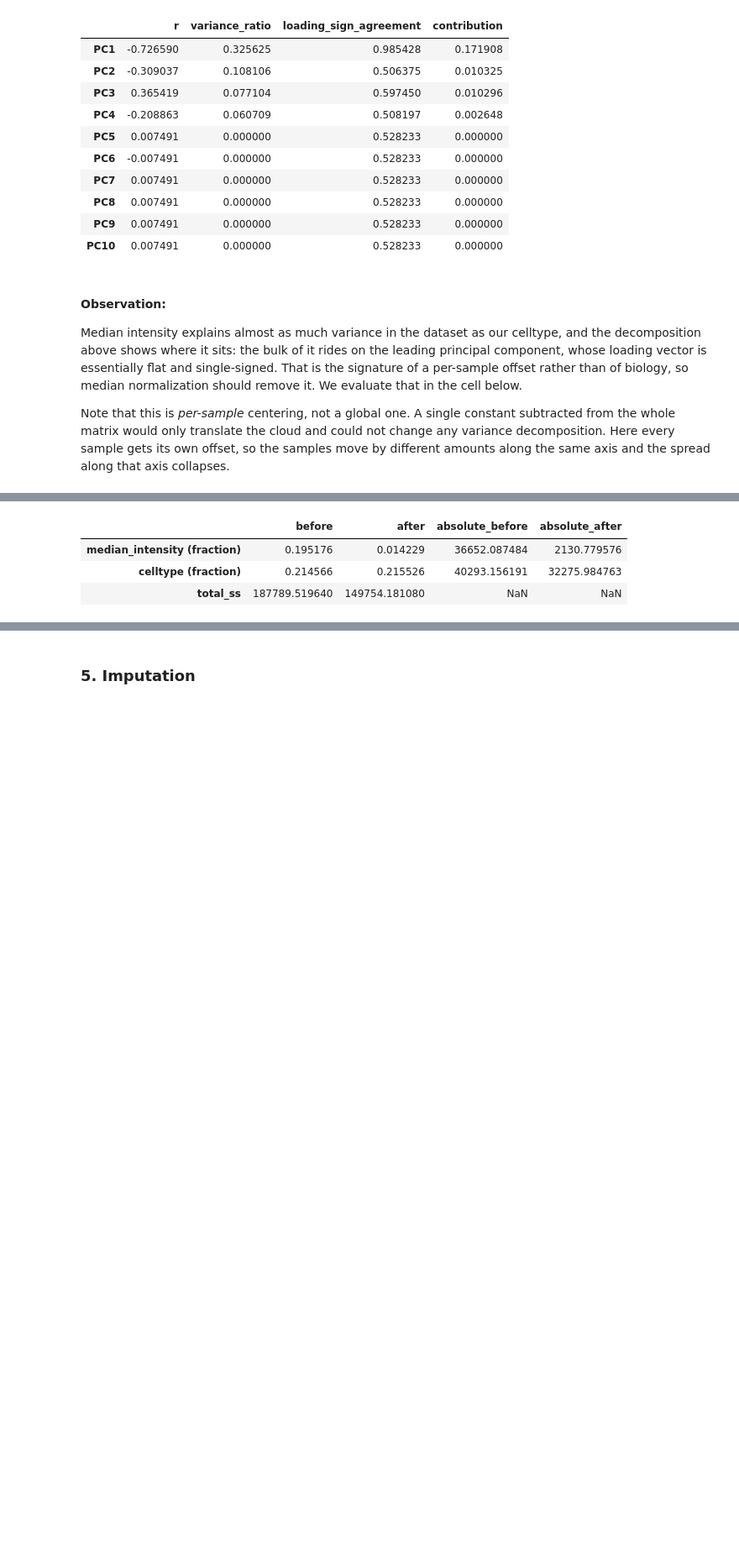
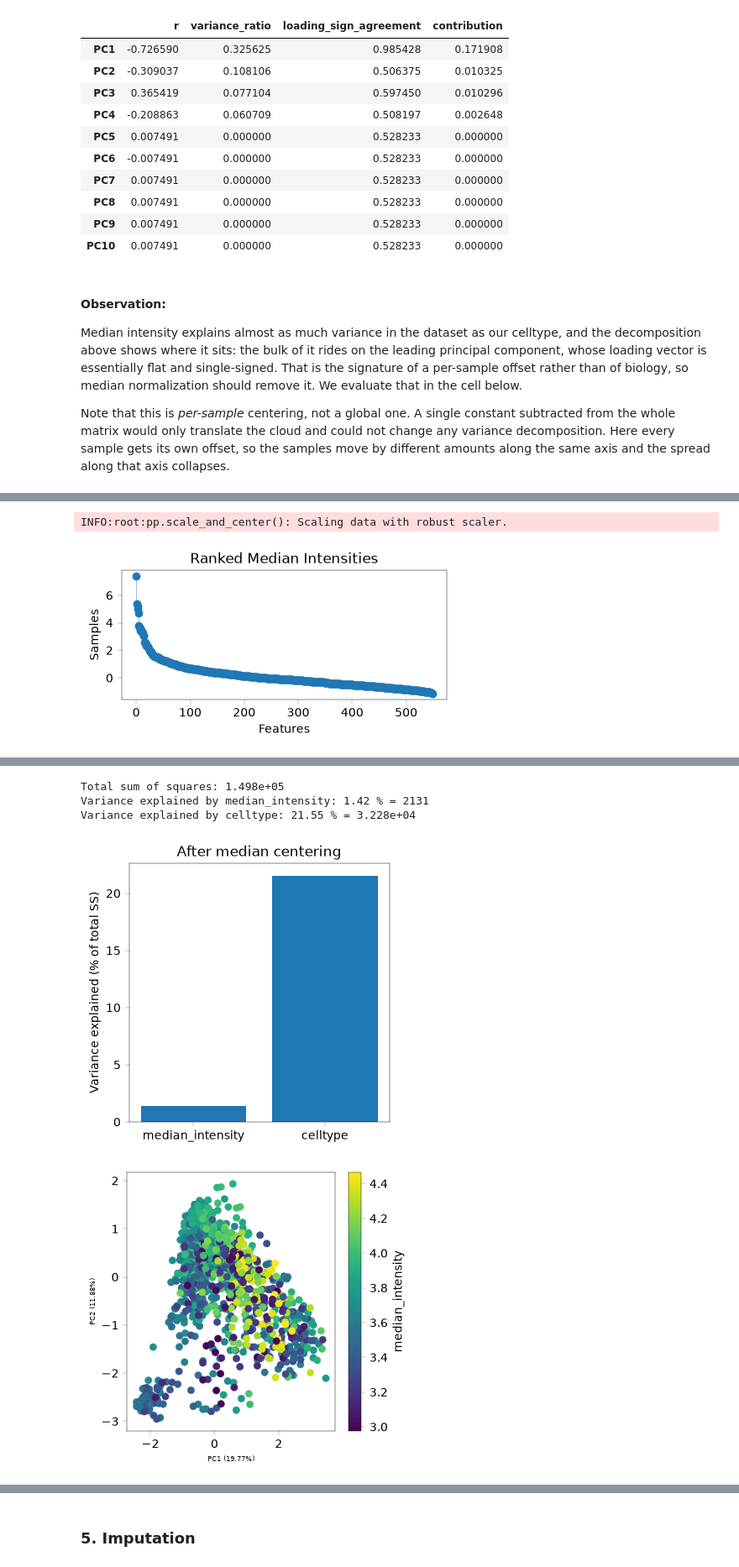
Before and after one commit to scverse/sc-proteomics2026, a Jupyter notebook: workstreams/ms-metrics/analysis_steps.ipynb, the cells around one changed output, grey strips where cells are left out. Shown at 84% size. Saved outputs shown, nothing was run; the diff lists cells and outputs as text; code cells hidden in the pictures; blank space fills up the shorter version.

```diff
--- a/workstreams/ms-metrics/analysis_steps.ipynb
+++ b/workstreams/ms-metrics/analysis_steps.ipynb
@@ -225,17 +199,58 @@ orthogonal.
-# %%
-# Compare on the absolute scale rather than on the renormalized fractions
-comparison = pd.DataFrame(
-    {
-        "before": [before["median_intensity"], before["celltype"], before["total_ss"]],
-        "after": [after["median_intensity"], after["celltype"], after["total_ss"]],
-    },
-    index=["median_intensity (fraction)", "celltype (fraction)", "total_ss"],
-)
-comparison["absolute_before"] = [before["median_intensity_absolute"], before["celltype_absolute"], np.nan]
-comparison["absolute_after"] = [after["median_intensity_absolute"], after["celltype_absolute"], np.nan]
-comparison
-# %% [output]
-|  | before | after | absolute_before | absolute_after |
-| median_intensity (fraction) | 0.195176 | 0.014229 | 36652.087484 | 2130.779576 |
-| celltype (fraction) | 0.214566 | 0.215526 | 40293.156191 | 32275.984763 |
-| total_ss | 187789.519640 | 149754.181080 | NaN | NaN |
+# %%
+# Apply median normalization
+adata = adata.transpose() # we need to normalize samples, so we transpose the data to have samples columns
+apt.pp.scale_and_center(
+    adata=adata,
+    scaler="robust",
+    scale=False,
+    center=True,
+)
+adata = adata.transpose() # transpose back to have features as columns
+
+
+# Visualize the median ranked intensities
+utils.draw_ranked_median_intensities(
+    X=adata.X,
+    xlabel="Features",
+    ylabel="Samples",
+    title="Ranked Median Intensities",
+)
+
+# <Diagnose>
+# `median_intensity` is deliberately still the value measured *before* centering: we are asking
+# whether the original loading-depth signal still explains structure in the normalized data.
+after = utils.diagnose_covariates(
+    adata,
+    ["median_intensity", "celltype"],
+    n_comps=10,
+    title="After median centering",
+)
+
+
+# PCA scatterplots: median_intensity
+# `plot_pca` maps a numeric column onto a colormap itself when `palette` is a Colormap, so no
+# manual binning is needed. It draws no colorbar for the continuous case, so we add one.
+fig, ax = plt.subplots(figsize=(4, 4))
+apt.pl.plot_pca(
+    adata,
+    method="bpca",
+    color_map_column="median_intensity",
+    palette=plt.cm.viridis,
+    legend=None,
+    ax=ax,
+)
+fig.colorbar(
+    plt.cm.ScalarMappable(
+        norm=plt.Normalize(
+            vmin=adata.obs["median_intensity"].min(),
+            vmax=adata.obs["median_intensity"].max(),
+        ),
+        cmap=plt.cm.viridis,
+    ),
+    ax=ax,
+    label="median_intensity",
+)
+plt.show()
+# %% [output]
+INFO:root:pp.scale_and_center(): Scaling data with robust scaler.
+[figure, added]
@@ -241,0 +260,5 @@ comparison
+Total sum of squares: 1.498e+05
+Variance explained by median_intensity: 1.42 % = 2131
+Variance explained by celltype: 21.55 % = 3.228e+04
+[figure, added]
+[figure, added]
```
Also changed, not shown: parts of 8 cells of this notebook.
